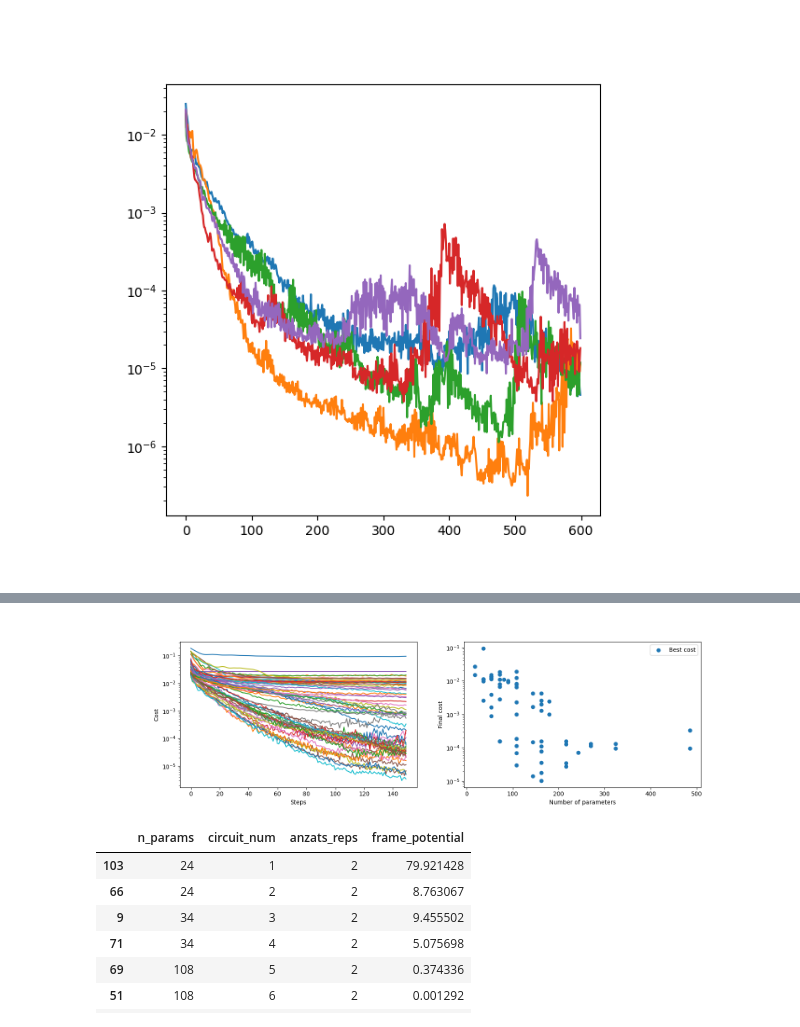
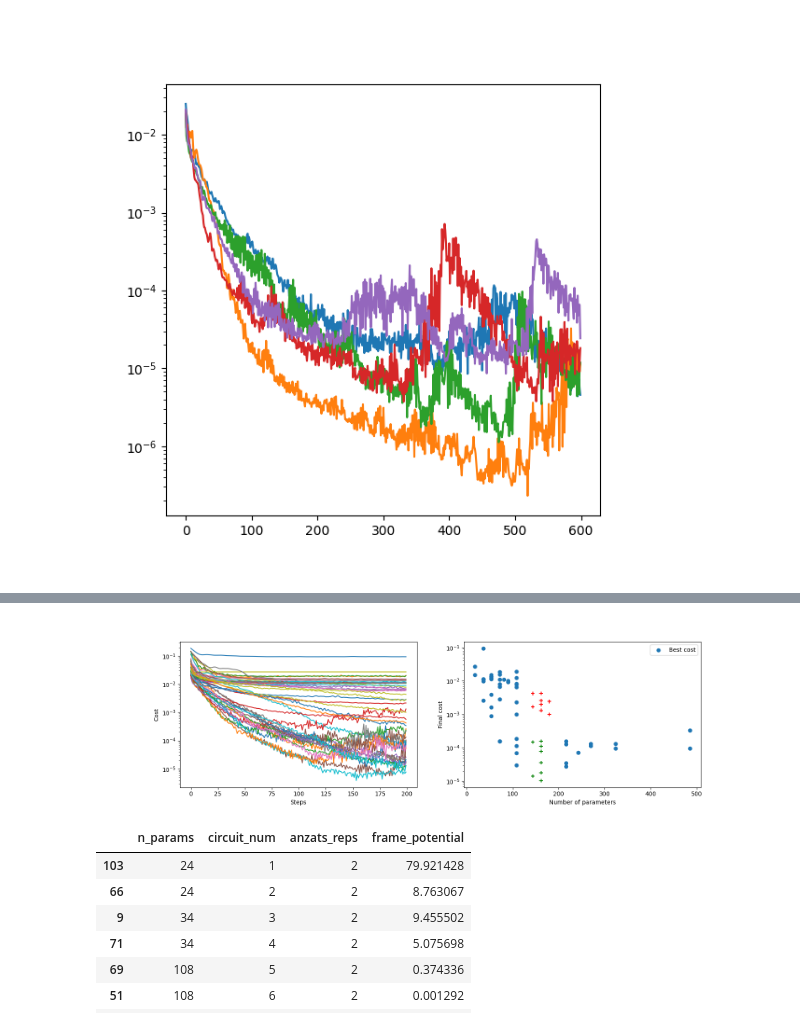
Before and after one commit to TiboADT/QML-Fourier-training, a Jupyter notebook: notebooks/post_processing.ipynb, the cells around one changed output, grey strips where cells are left out. Drawn from its saved outputs; the diff is of its cells as text; code cells hidden in the pictures.

```diff
--- a/notebooks/post_processing.ipynb
+++ b/notebooks/post_processing.ipynb
@@ -107,4 +107,10 @@ circuits
 66 rows × 87 columns
+# %%
+slice = circuits[np.abs(circuits["n_params"] - 162) <= 25]
+slice["color"] = slice["cost_at_step_100"].apply(lambda x: "green" if x<0.0005 else "red")
+slice["markers"] = slice["cost_at_step_100"].apply(lambda x: '+' if x<0.0005 else 'x')
+
+circuits = circuits[np.abs(circuits["n_params"] -162) > 25]
 # %%
 plt.close()
 fig, (ax1, ax2) = plt.subplots(1, 2, figsize=(16,4.5))
@@ -112,38 +118,38 @@ nums  = None
 if nums is not None:
     circuits= circuits[circuits["circuit_num"].isin(nums)]
 ax1.set_yscale('log')
 for experiment in circuits.to_dict(orient="records"):
-    costs = experiment["mean_costs"][:150]
+    costs = experiment["mean_costs"][:200]
     ax1.plot(costs)
     ax1.set_xlabel("Steps")
     ax1.set_ylabel("Cost")
 
 
 ax2.set_yscale('log')
-#scatter2 = ax2.scatter(circuits["n_params"],circuits["best_cost"])
-#scatter3 = ax2.scatter(circuits["n_params"],circuits["final_cost"])
-scatter4 = ax2.scatter(circuits["n_params"],circuits["cost_at_step_100"])
+to_show = "cost_at_step_100"
+scatter4 = ax2.scatter(circuits["n_params"],circuits[to_show])
+scatter_slice = ax2.scatter(slice["n_params"],slice[to_show], c=slice["color"], marker="+")
 ax2.set_xlabel("Number of parameters")
 ax2.set_ylabel("Final cost")
 scatter_list = [scatter4]
 ax2.legend(scatter_list, ["Best cost", "Final cost", "Cost at step 100"])
 
 
 cursor = mplcursors.cursor(scatter_list, hover=True)
 
 @cursor.connect("add")
 def on_add(sel):
     i = sel.index
     row = circuits.iloc[i]
     sel.annotation.set_text(
     f"name={row['circuit_num']}\n"
     f"n_params={row['n_params']}\n"
     f"final_cost={row['final_cost']:.3e}\n"
     )
 
 plt.show()
 # %% [output]
-[figure, old version]
+[figure, new version]
 # %%
 #load the cvs processed_results.csv as a pandas dataframe
 path_frame_potential = "../results"
```
Also changed, not shown: parts of 6 cells of this notebook, 5 other files.
